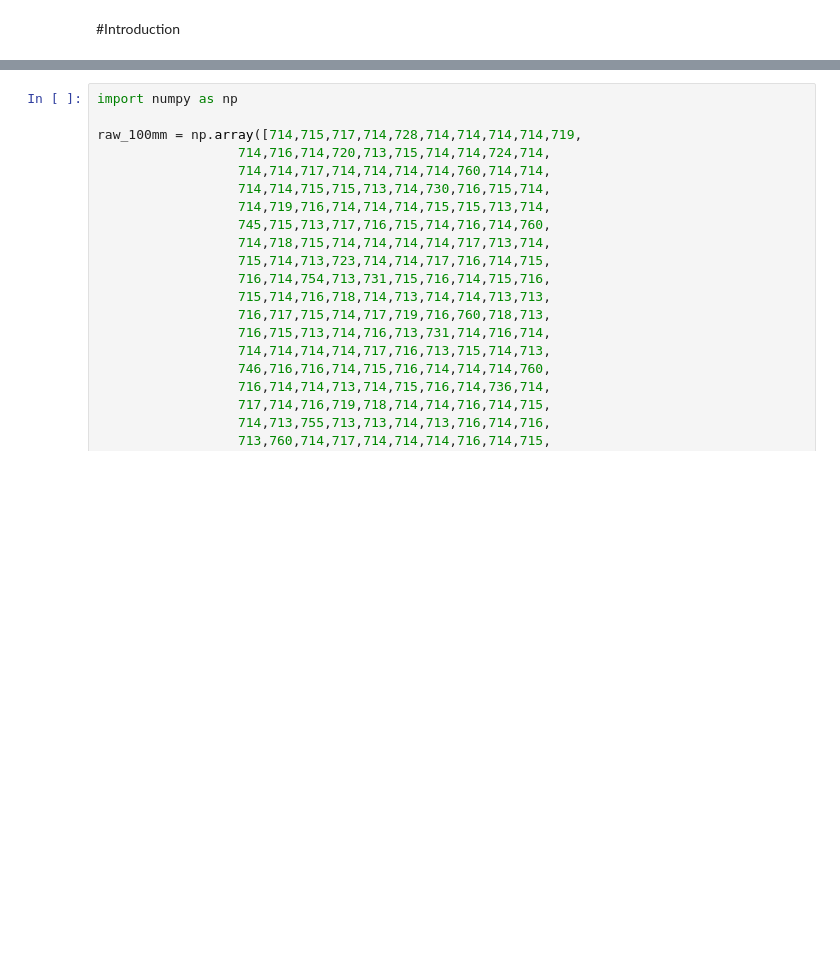
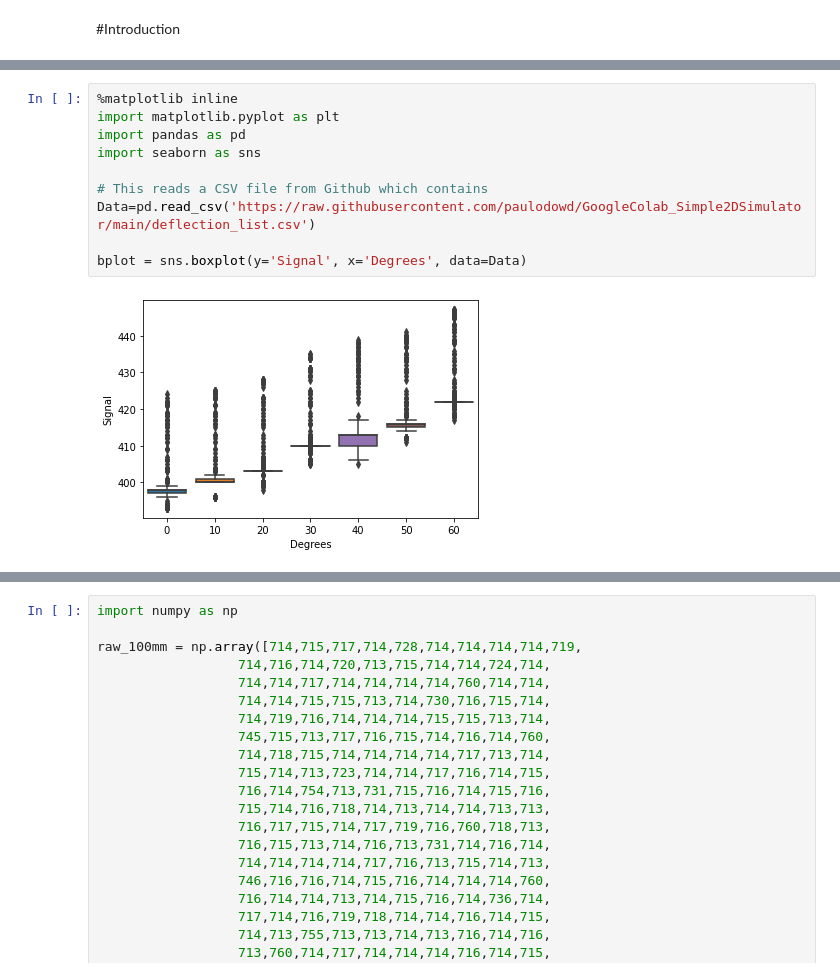
Before and after one commit to paulodowd/GoogleColab_Simple2DSimulator, a Jupyter notebook: Sheet5_SimpleSensorModel_Noise.ipynb, the cells around one changed output, grey strips where cells are left out. Drawn from its saved outputs; the diff is of its cells as text; blank space fills up the shorter version.

```diff
--- a/Sheet5_SimpleSensorModel_Noise.ipynb
+++ b/Sheet5_SimpleSensorModel_Noise.ipynb
@@ -10,0 +33,12 @@ Let's take a look at **sensor noise**. The below is real sense data taken from t
+# %%
+%matplotlib inline
+import matplotlib.pyplot as plt
+import pandas as pd
+import seaborn as sns
+
+# This reads a CSV file from Github which contains
+Data=pd.read_csv('https://raw.githubusercontent.com/paulodowd/GoogleColab_Simple2DSimulator/main/deflection_list.csv')
+
+bplot = sns.boxplot(y='Signal', x='Degrees', data=Data)
+# %% [output]
+[figure, added]
```
Also changed, not shown: parts of 9 cells of this notebook.
